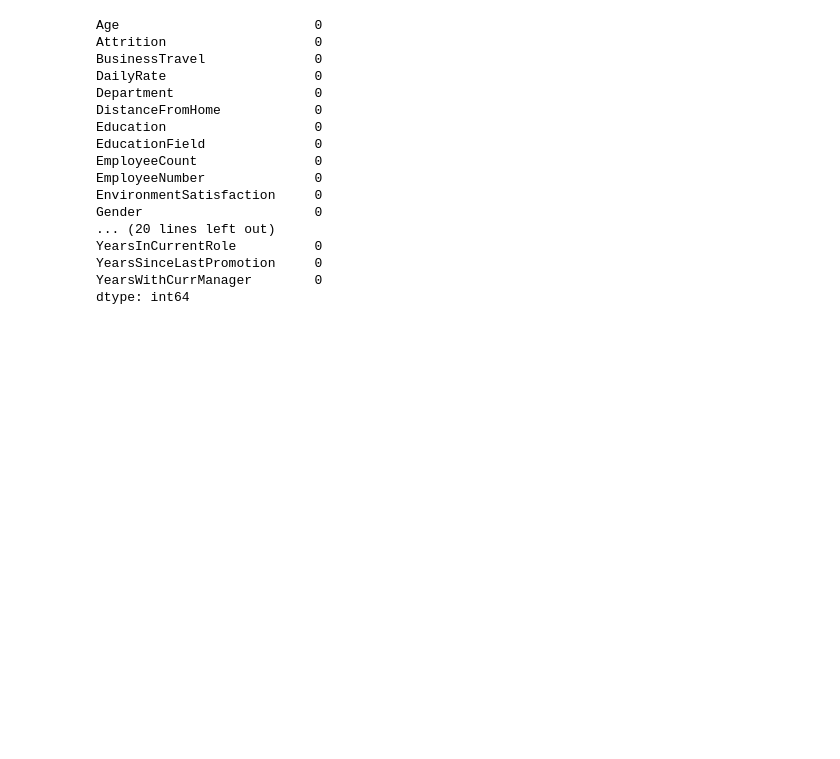
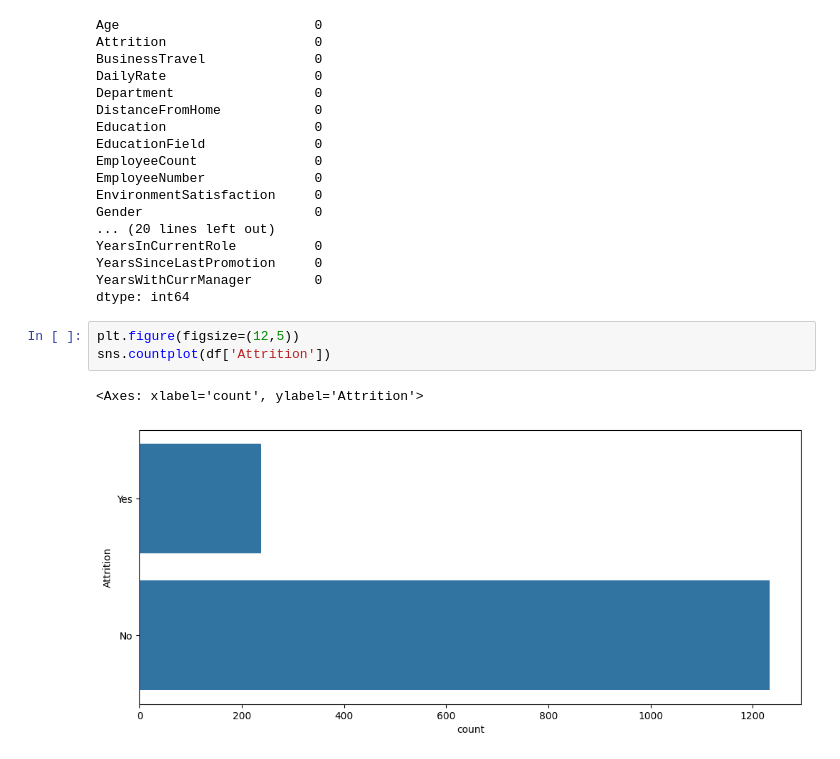
Before and after one commit to Mihan786Chistie/ML_Employee_Attrition, a Jupyter notebook: Untitled.ipynb, the cells around one changed output. Saved outputs shown, nothing was run; the diff lists cells and outputs as text; blank space fills up the shorter version.

```diff
--- a/Untitled.ipynb
+++ b/Untitled.ipynb
@@ -79,3 +79,9 @@ YearsInCurrentRole          0
 YearsSinceLastPromotion     0
 YearsWithCurrManager        0
 dtype: int64
+# %%
+plt.figure(figsize=(12,5))
+sns.countplot(df['Attrition'])
+# %% [output]
+<Axes: xlabel='count', ylabel='Attrition'>
+[figure, added]
```
Also changed, not shown: parts of 1 cell of this notebook.
